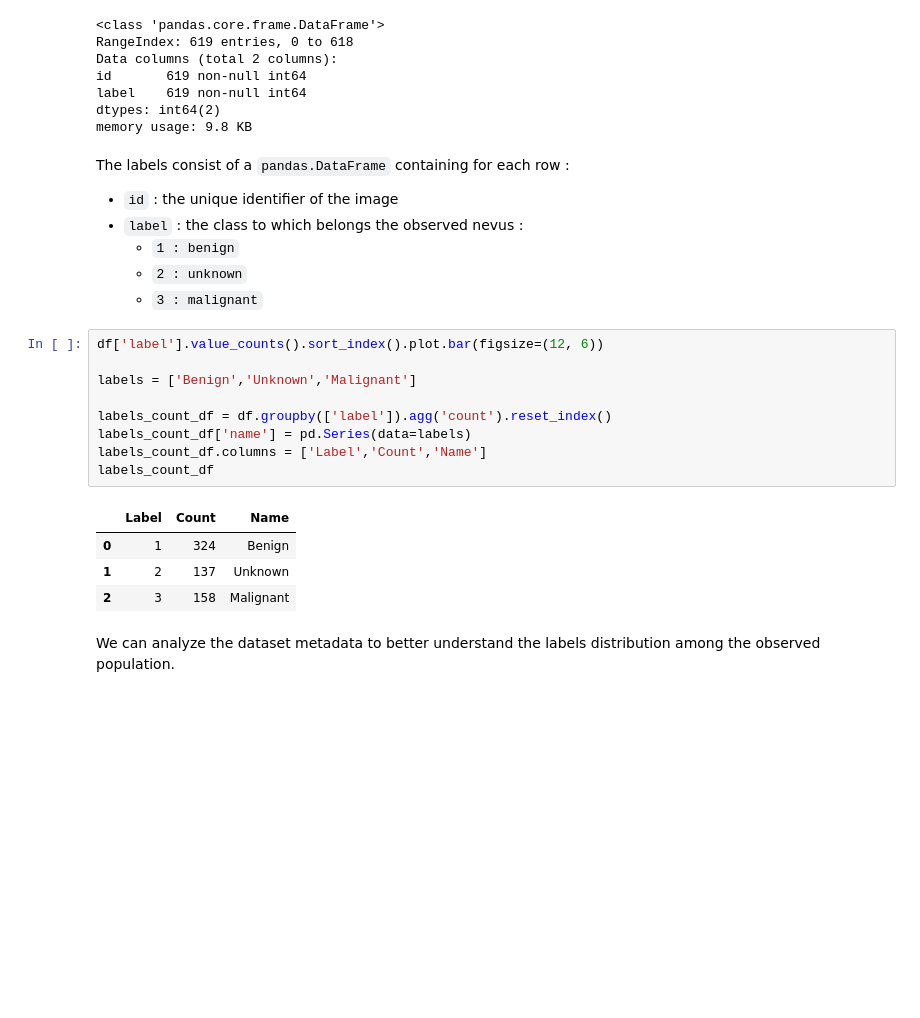
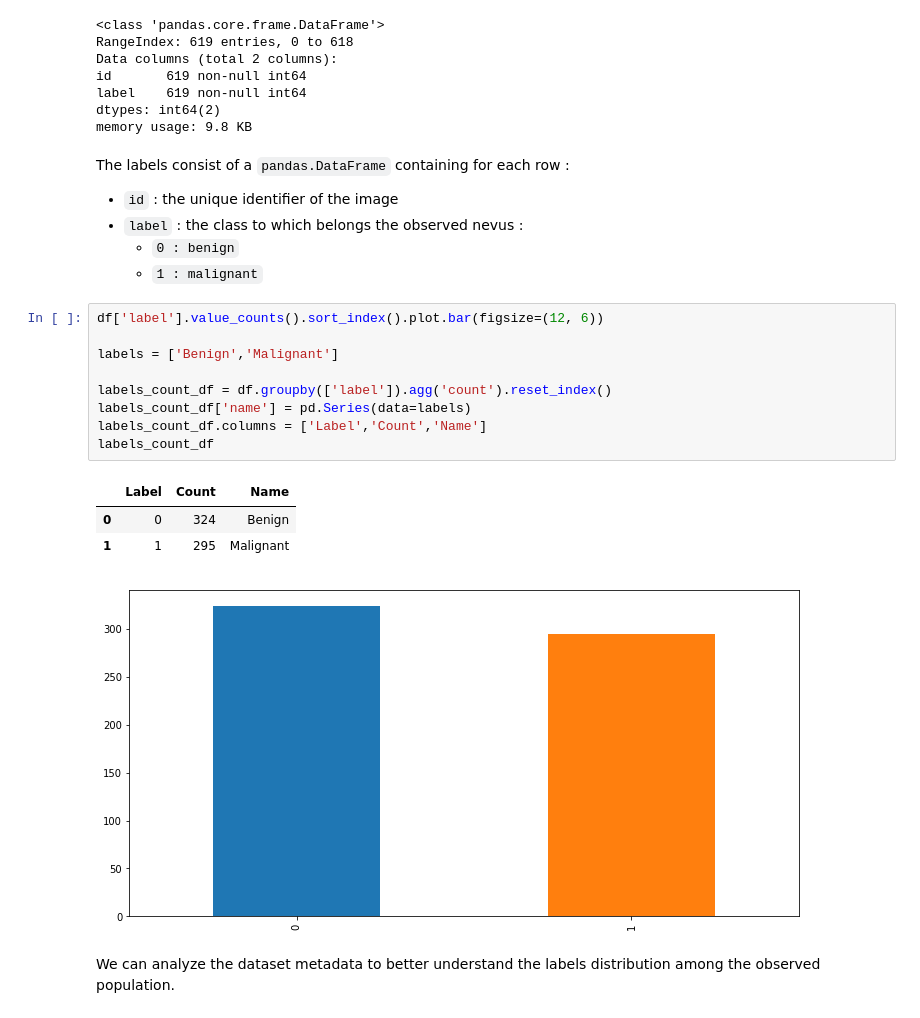
Before and after one commit to jeanbabs/Melanoma_detection, a Jupyter notebook: jean.ipynb, the cells around one changed output. Drawn from its saved outputs; the diff is of its cells as text; blank space fills up the shorter version.

```diff
--- a/jean.ipynb
+++ b/jean.ipynb
@@ -36,23 +36,22 @@ memory usage: 9.8 KB
 The labels consist of a `pandas.DataFrame` containing for each row :
 - `id` : the unique identifier of the image
 - `label` : the class to which belongs the observed nevus :
-    - `1 : benign`
-    - `2 : unknown`
-    - `3 : malignant`
+    - `0 : benign`
+    - `1 : malignant`
 # %%
 df['label'].value_counts().sort_index().plot.bar(figsize=(12, 6))
 
-labels = ['Benign','Unknown','Malignant']
+labels = ['Benign','Malignant']
 
 labels_count_df = df.groupby(['label']).agg('count').reset_index()
 labels_count_df['name'] = pd.Series(data=labels)
 labels_count_df.columns = ['Label','Count','Name']
 labels_count_df
 # %% [output]
 |  | Label | Count | Name |
-| 0 | 1 | 324 | Benign |
-| 1 | 2 | 137 | Unknown |
-| 2 | 3 | 158 | Malignant |
+| 0 | 0 | 324 | Benign |
+| 1 | 1 | 295 | Malignant |
+[figure, added]
 # %% [markdown]
 We can analyze the dataset metadata to better understand the labels distribution among the observed population.
 # %%
```
Also changed, not shown: parts of 13 cells of this notebook.
